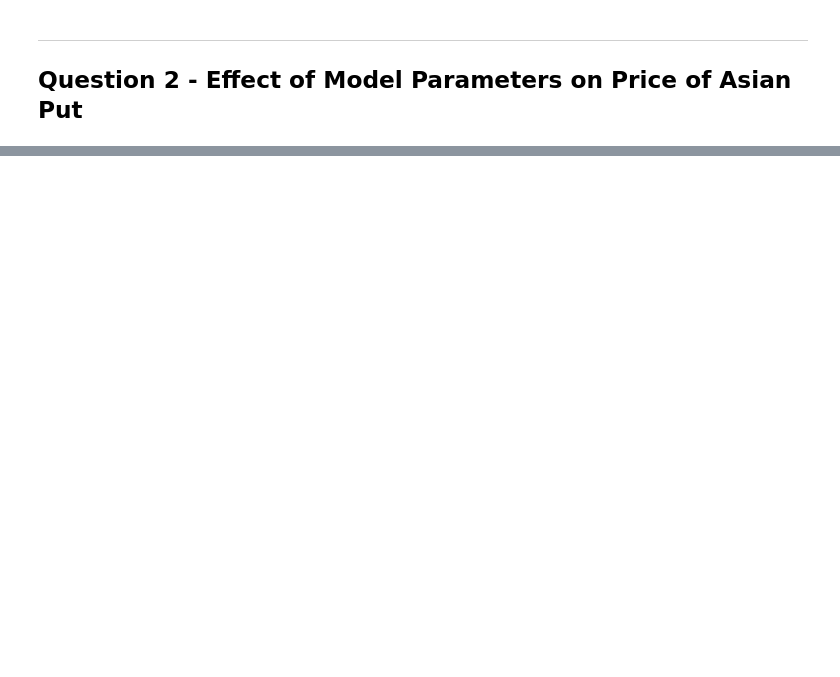
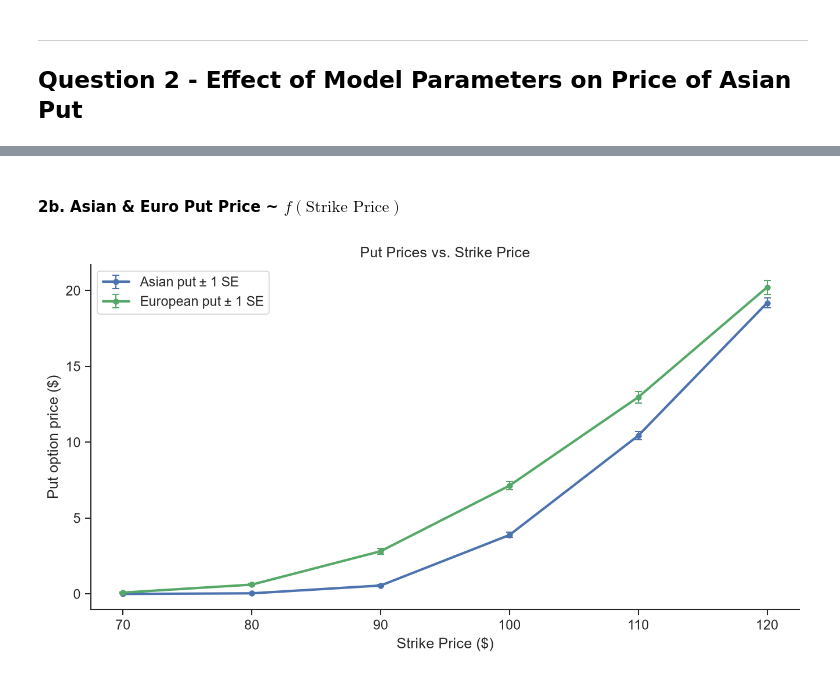
Before and after one commit to JoshECampbell/Path-Dependent-Options, a Jupyter notebook: path_dep_options.ipynb, the cells around one changed output, grey strips where cells are left out. Cells and saved outputs as stored; diff of their text form; code cells hidden in the pictures; blank space fills up the shorter version.

```diff
--- a/path_dep_options.ipynb
+++ b/path_dep_options.ipynb
@@ -104,0 +191,10 @@ ___
+# %% [markdown]
+#### 2b. Asian & Euro Put Price ~ $f(\text{Strike Price})$
+# %%
+strike_prices = np.arange(70, 121, 10)
+asian_prices, asian_errors, euro_prices, euro_errors = vary_parameter("K", strike_prices, BASE_PARAMS)
+
+plotting_q2(asian_prices, asian_errors, euro_prices, euro_errors, varied_parameter= strike_prices,
+            parameter_title="Strike Price", xlabel="Strike Price", xsymbol="$")
+# %% [output]
+[figure, added]
```
Also changed, not shown: parts of 28 cells of this notebook.
